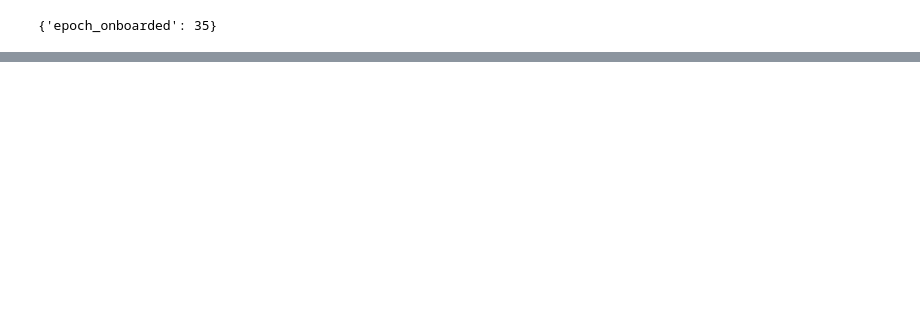
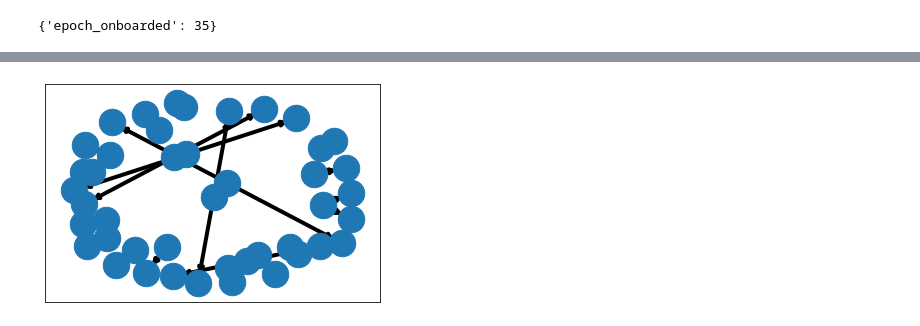
Before and after one commit to matttyb80/ol-analytical-research, a Jupyter notebook: validator_network.ipynb, the cells around one changed output, grey strips where cells are left out. Cells and saved outputs as stored; diff of their text form; code cells hidden in the pictures; blank space fills up the shorter version.

```diff
--- a/validator_network.ipynb
+++ b/validator_network.ipynb
@@ -254,8 +259,8 @@ def draw_net(G):
     pos = nx.spring_layout(G)
     nx.draw_networkx_nodes(G, pos, node_size=700)
     nx.draw_networkx_edges(G, pos, width=4)
-    nx.draw_networkx_labels(G, pos, font_size=10, font_family='sans-serif')
-    plt.axis('off')
+    # nx.draw_networkx_labels(G, pos, font_size=10, font_family='sans-serif')
+    # plt.axis('off')
     return plt.show()
 # %%
 nx.draw(G)
@@ -271,0 +277,4 @@ nx.draw(C)
+# %%
+draw_net(C)
+# %% [output]
+[figure, added]
```
Also changed, not shown: parts of 8 cells of this notebook, 2 other files.
